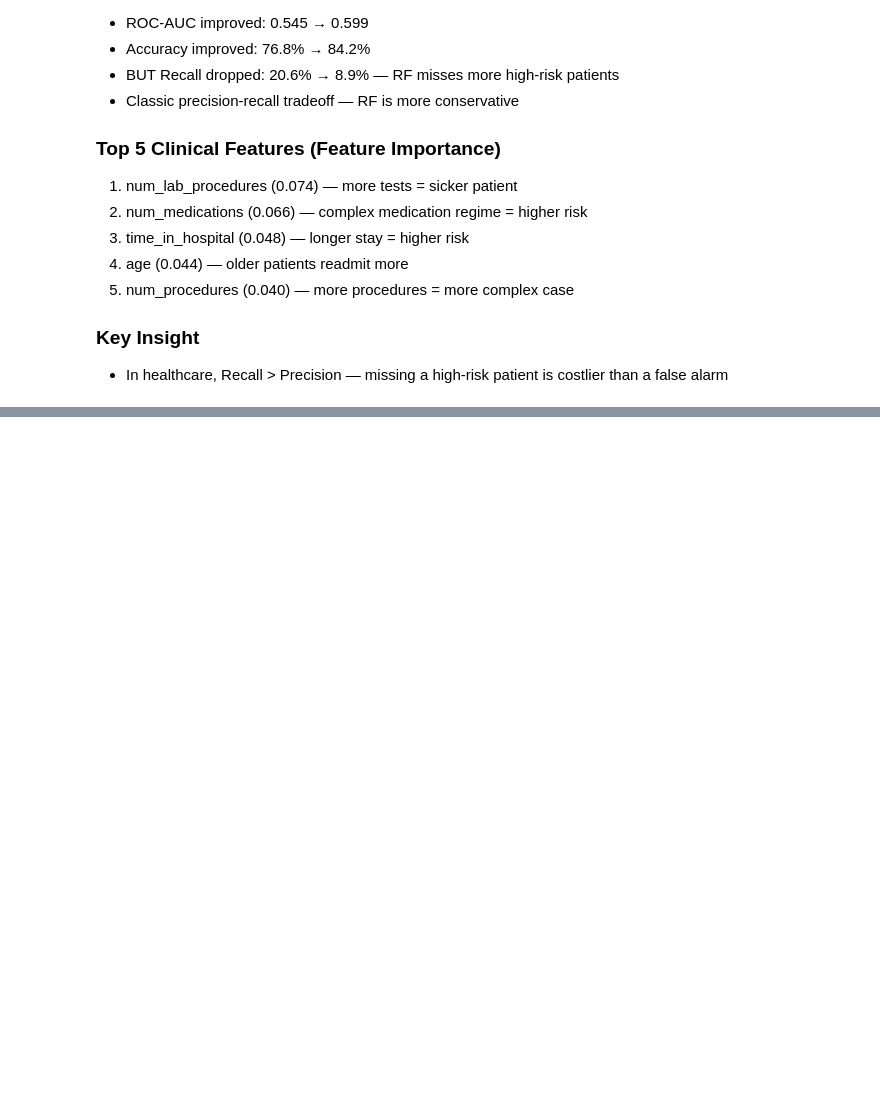
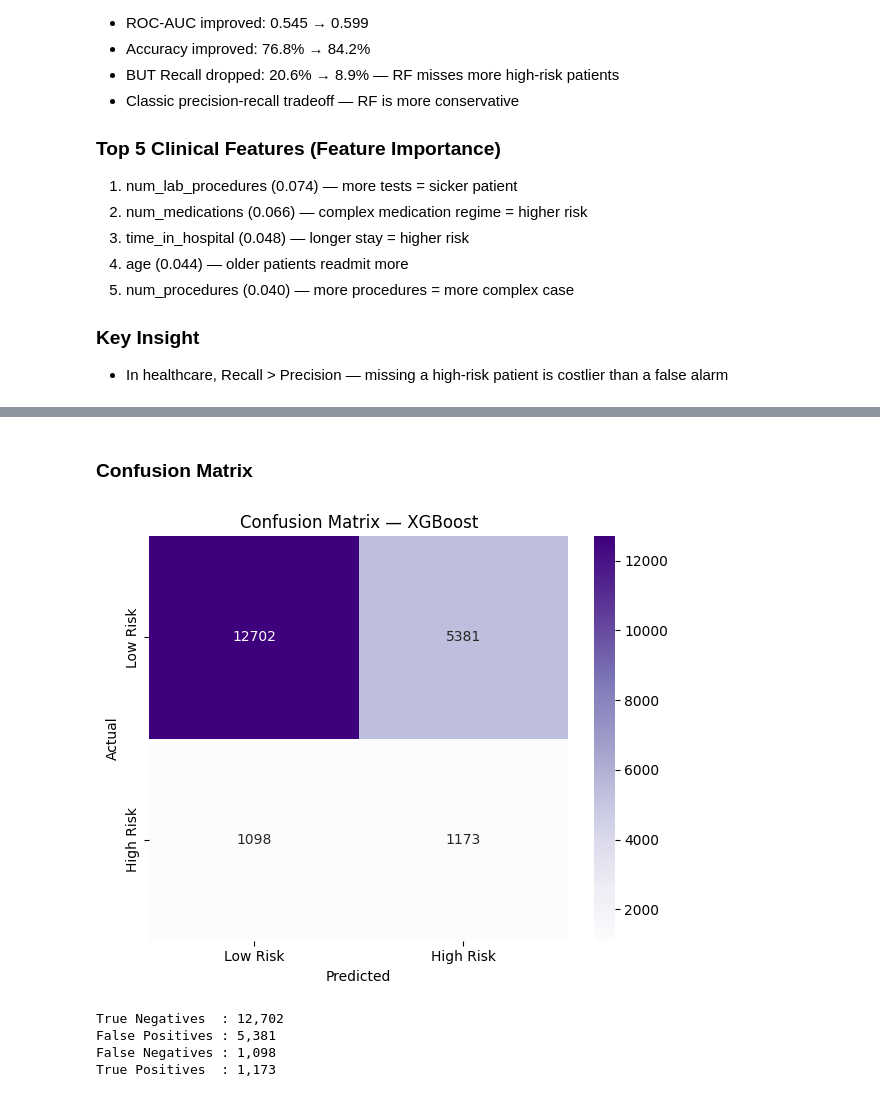
Before and after one commit to areebafarooqui0001/diabetes-readmission-prediction, a Jupyter notebook: 03_Model_Building.ipynb, the cells around one changed output, grey strips where cells are left out. Cells and saved outputs as stored; diff of their text form; code cells hidden in the pictures; blank space fills up the shorter version.

Commit message:
XGBoost added — all three models' comparison

```diff
--- a/03_Model_Building.ipynb
+++ b/03_Model_Building.ipynb
@@ -391,0 +396,16 @@ Top 5 most important features:
+# %%
+from xgboost import XGBClassifier
+
+xgb = XGBClassifier(
+    n_estimators=100,
+    random_state=42,
+    eval_metric="logloss",
+    verbosity=0,
+    scale_pos_weight=8,  # handles class imbalance directly
+)
+xgb.fit(
+    X_train, y_train
+)  # Note: using original X_train (no SMOTE needed — scale_pos_weight handles it)
+y_pred_xgb = xgb.predict(X_test)
+y_prob_xgb = xgb.predict_proba(X_test)[:, 1]
+print("XGBoost trained!")
@@ -391,0 +445,32 @@ Top 5 most important features:
+# %% [markdown]
+### Confusion Matrix
+# %%
+cm_xgb = confusion_matrix(y_test, y_pred_xgb)
+
+plt.figure(figsize=(6, 5))
+sns.heatmap(
+    cm_xgb,
+    annot=True,
+    fmt="d",
+    cmap="Purples",
+    xticklabels=["Low Risk", "High Risk"],
+    yticklabels=["Low Risk", "High Risk"],
+)
+plt.title("Confusion Matrix — XGBoost")
+plt.ylabel("Actual")
+plt.xlabel("Predicted")
+plt.tight_layout()
+plt.savefig("images/confusion_matrix_xgb.png")
+plt.show()
+
+tn, fp, fn, tp = cm_xgb.ravel()
+print(f"\nTrue Negatives  : {tn:,}")
+print(f"False Positives : {fp:,}")
+print(f"False Negatives : {fn:,}")
+print(f"True Positives  : {tp:,}")
+# %% [output]
+[figure, added]
+True Negatives  : 12,702
+False Positives : 5,381
+False Negatives : 1,098
+True Positives  : 1,173
```
Also changed, not shown: parts of 12 cells of this notebook, 5 other files.
